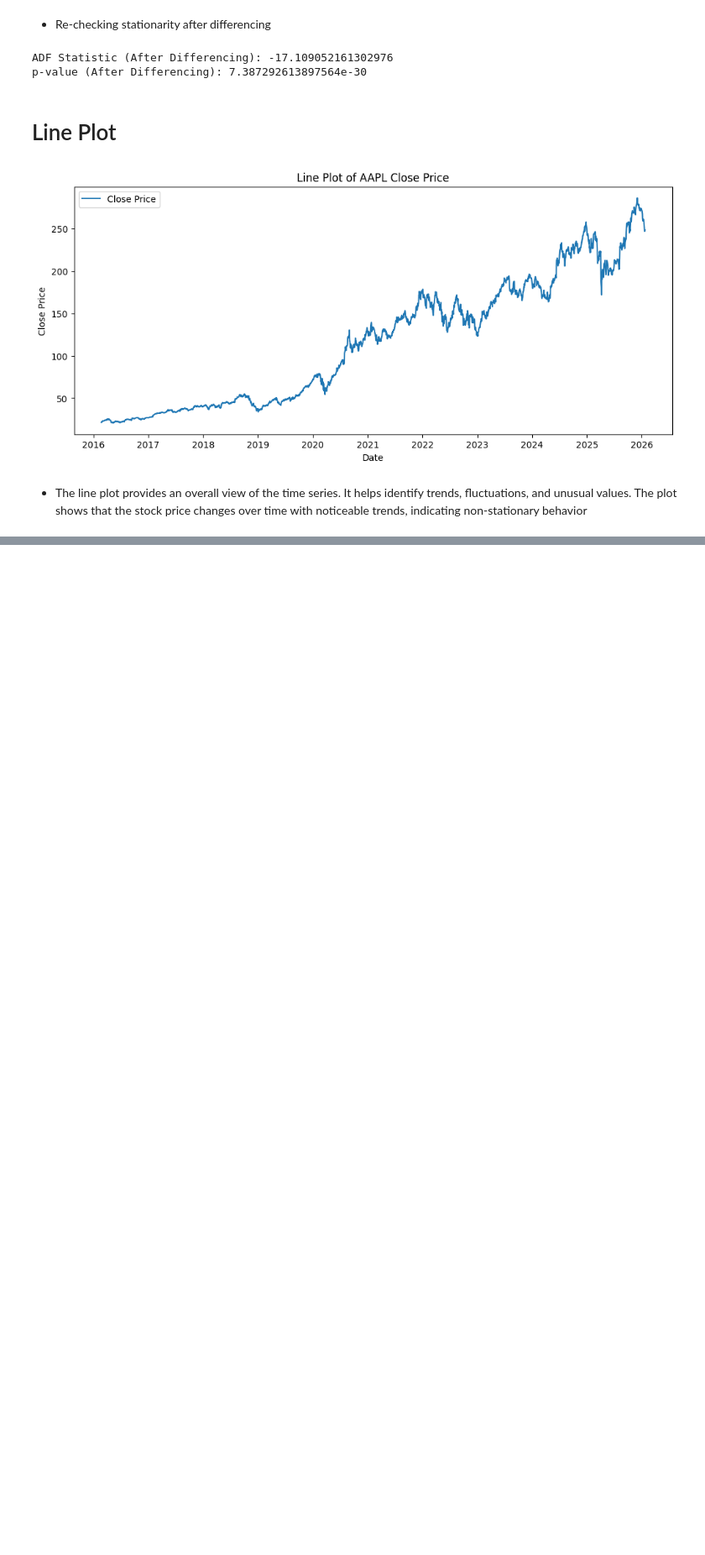
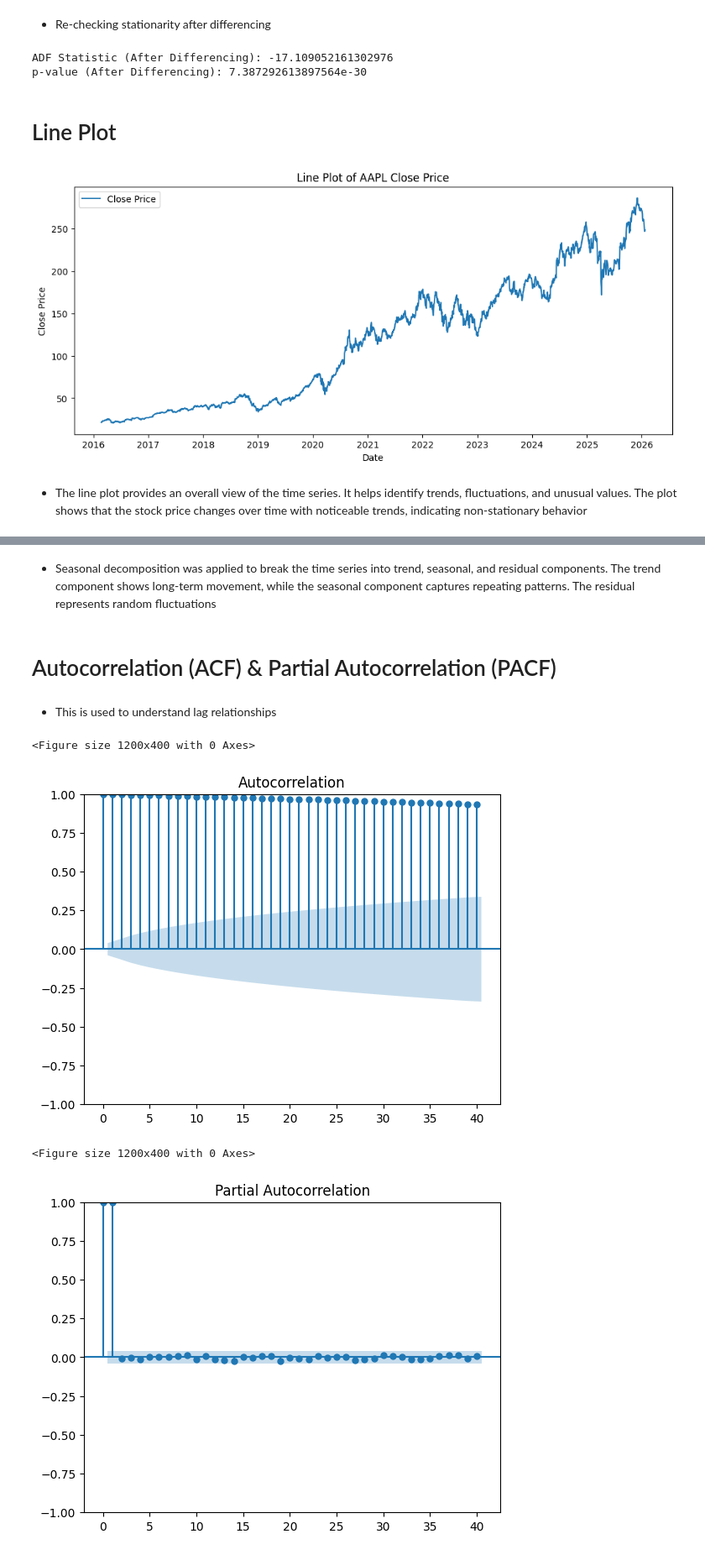
Before and after one commit to Agumekenneth/Time-series-, a Jupyter notebook: practical/ts.ipynb, the cells around one changed output, grey strips where cells are left out. Shown at 84% size. Drawn from its saved outputs; the diff is of its cells as text; code cells hidden in the pictures; blank space fills up the shorter version.

```diff
--- a/practical/ts.ipynb
+++ b/practical/ts.ipynb
@@ -217,0 +228,21 @@ plt.show()
+# %% [markdown]
+- Seasonal decomposition was applied to break the time series into trend, seasonal, and residual components. The trend component shows long-term movement, while the seasonal component captures repeating patterns. The residual represents random fluctuations
+# %% [markdown]
+# Autocorrelation (ACF) & Partial Autocorrelation (PACF)
+# %% [markdown]
+- This is used  to understand lag relationships
+# %%
+from statsmodels.graphics.tsaplots import plot_acf, plot_pacf
+
+plt.figure(figsize=(12, 4))
+plot_acf(ts, lags=40)
+plt.show()
+
+plt.figure(figsize=(12, 4))
+plot_pacf(ts, lags=40, method='ywm')
+plt.show()
+# %% [output]
+<Figure size 1200x400 with 0 Axes>
+[figure, added]
+<Figure size 1200x400 with 0 Axes>
+[figure, added]
```
Also changed, not shown: parts of 8 cells of this notebook.
